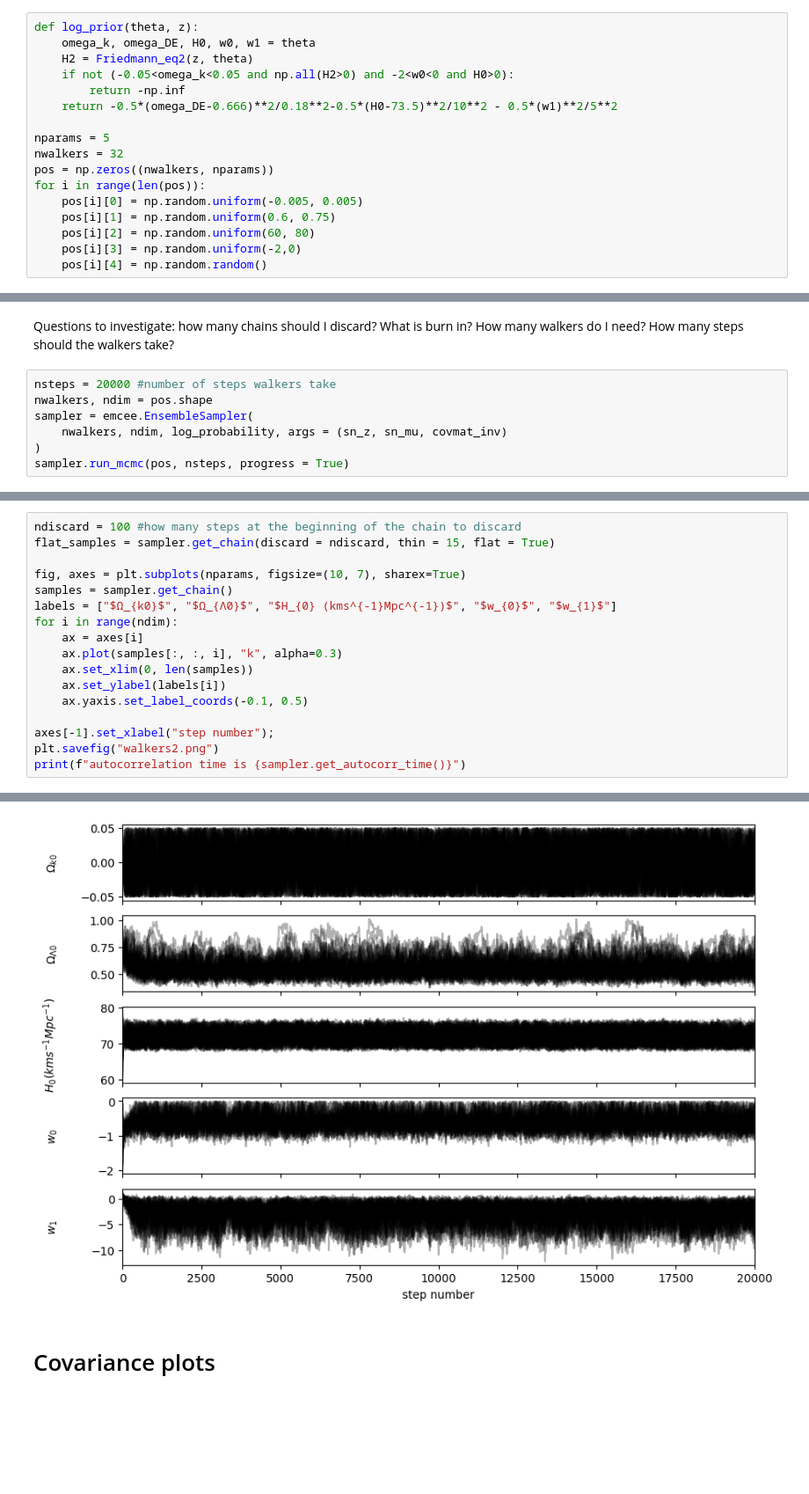
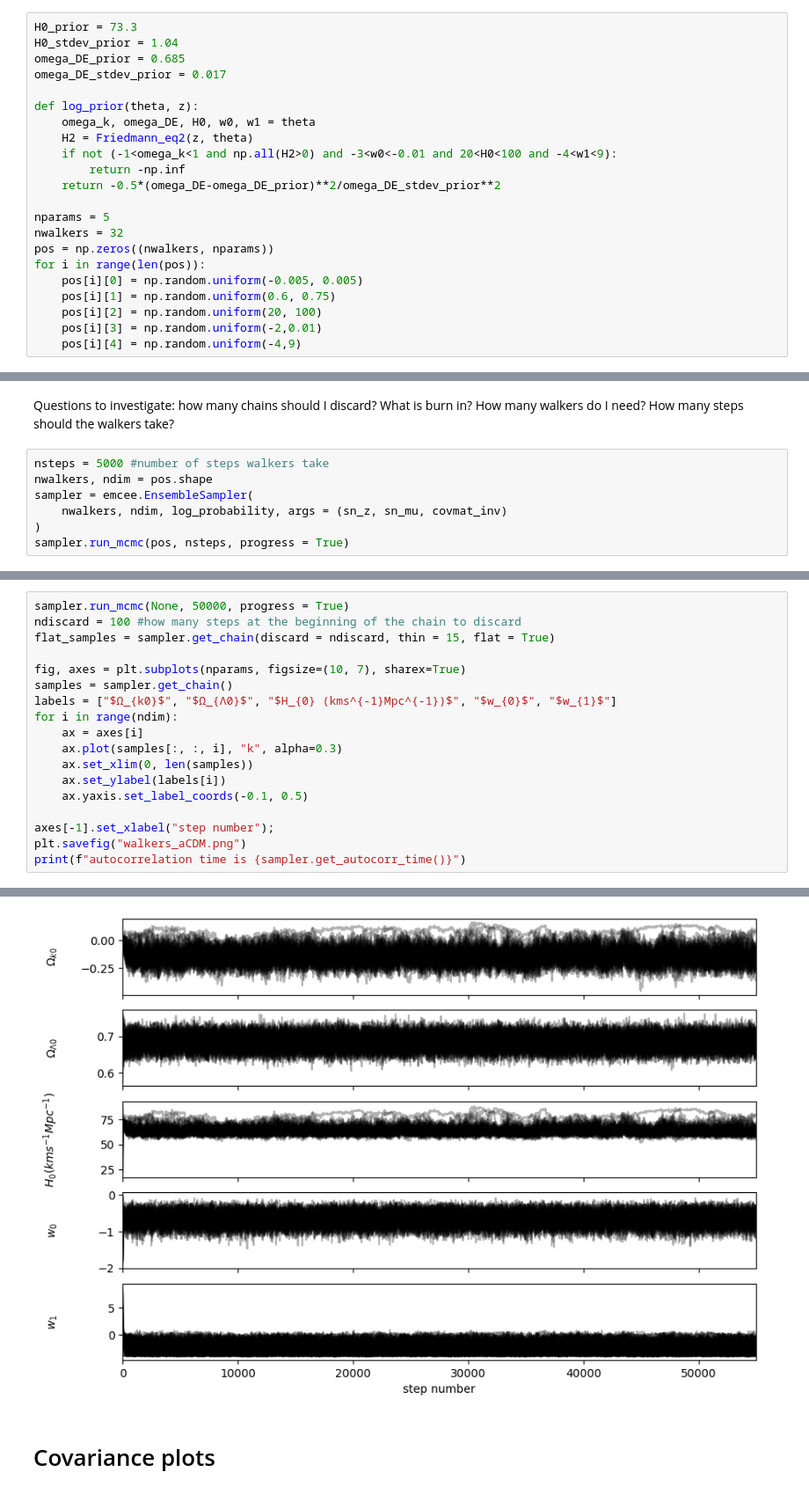
Before and after one commit to LightningMinion/Supernova-Cosmology, a Jupyter notebook: aCDM MCMC.ipynb, the cells around one changed output, grey strips where cells are left out. Shown: that part at 88% size. Cells and saved outputs as stored; diff of their text form; blank space fills up the shorter version.

```diff
--- a/aCDM MCMC.ipynb
+++ b/aCDM MCMC.ipynb
@@ -78,12 +78,17 @@ Priors are: {k=0, H0~70, etc}
 
 Should priors be uniform or Gaussian over the range? - use uniform unless I have good reasons to use a Gaussian (eg if I use the Planck result as a prior, the prior could be a Gaussian with st dev being the error given by Planck)
 # %%
+H0_prior = 73.3
+H0_stdev_prior = 1.04
+omega_DE_prior = 0.685
+omega_DE_stdev_prior = 0.017
+
 def log_prior(theta, z):
     omega_k, omega_DE, H0, w0, w1 = theta
     H2 = Friedmann_eq2(z, theta)
-    if not (-0.05<omega_k<0.05 and np.all(H2>0) and -2<w0<0 and H0>0):
+    if not (-1<omega_k<1 and np.all(H2>0) and -3<w0<-0.01 and 20<H0<100 and -4<w1<9):
         return -np.inf
-    return -0.5*(omega_DE-0.666)**2/0.18**2-0.5*(H0-73.5)**2/10**2 - 0.5*(w1)**2/5**2
+    return -0.5*(omega_DE-omega_DE_prior)**2/omega_DE_stdev_prior**2
 
 nparams = 5
 nwalkers = 32
@@ -91,9 +96,9 @@ pos = np.zeros((nwalkers, nparams))
 for i in range(len(pos)):
     pos[i][0] = np.random.uniform(-0.005, 0.005)
     pos[i][1] = np.random.uniform(0.6, 0.75)
-    pos[i][2] = np.random.uniform(60, 80)
-    pos[i][3] = np.random.uniform(-2,0)
-    pos[i][4] = np.random.random()
+    pos[i][2] = np.random.uniform(20, 100)
+    pos[i][3] = np.random.uniform(-2,0.01)
+    pos[i][4] = np.random.uniform(-4,9)
 # %% [markdown]
 # Likelihood function
 # %%
@@ -115,7 +120,7 @@ def log_probability(theta, z, mu, covmatrix_inv):
 # %% [markdown]
 Questions to investigate: how many chains should I discard? What is burn in? How many walkers do I need? How many steps should the walkers take?
 # %%
-nsteps = 20000 #number of steps walkers take
+nsteps = 5000 #number of steps walkers take
 nwalkers, ndim = pos.shape
 sampler = emcee.EnsembleSampler(
     nwalkers, ndim, log_probability, args = (sn_z, sn_mu, covmat_inv)
@@ -142,4 +147,5 @@ State([[ 4.62610702e-02  5.00222511e-01  7.56092273e+01 -5.45806276e-01
 # %%
+sampler.run_mcmc(None, 50000, progress = True)
 ndiscard = 100 #how many steps at the beginning of the chain to discard
 flat_samples = sampler.get_chain(discard = ndiscard, thin = 15, flat = True)
 
@@ -154,6 +160,6 @@ for i in range(ndim):
     ax.yaxis.set_label_coords(-0.1, 0.5)
 
 axes[-1].set_xlabel("step number");
-plt.savefig("walkers2.png")
+plt.savefig("walkers_aCDM.png")
 print(f"autocorrelation time is {sampler.get_autocorr_time()}")
 # %% [output]
@@ -161,4 +169,4 @@ autocorrelation time is [137.04652786 310.66936609 137.21001994 125.63128747 233
-[figure, old version]
+[figure, new version]
 # %% [markdown]
 # Covariance plots
 # %%
```
Also changed, not shown: parts of 6 cells of this notebook, 23 other files.
